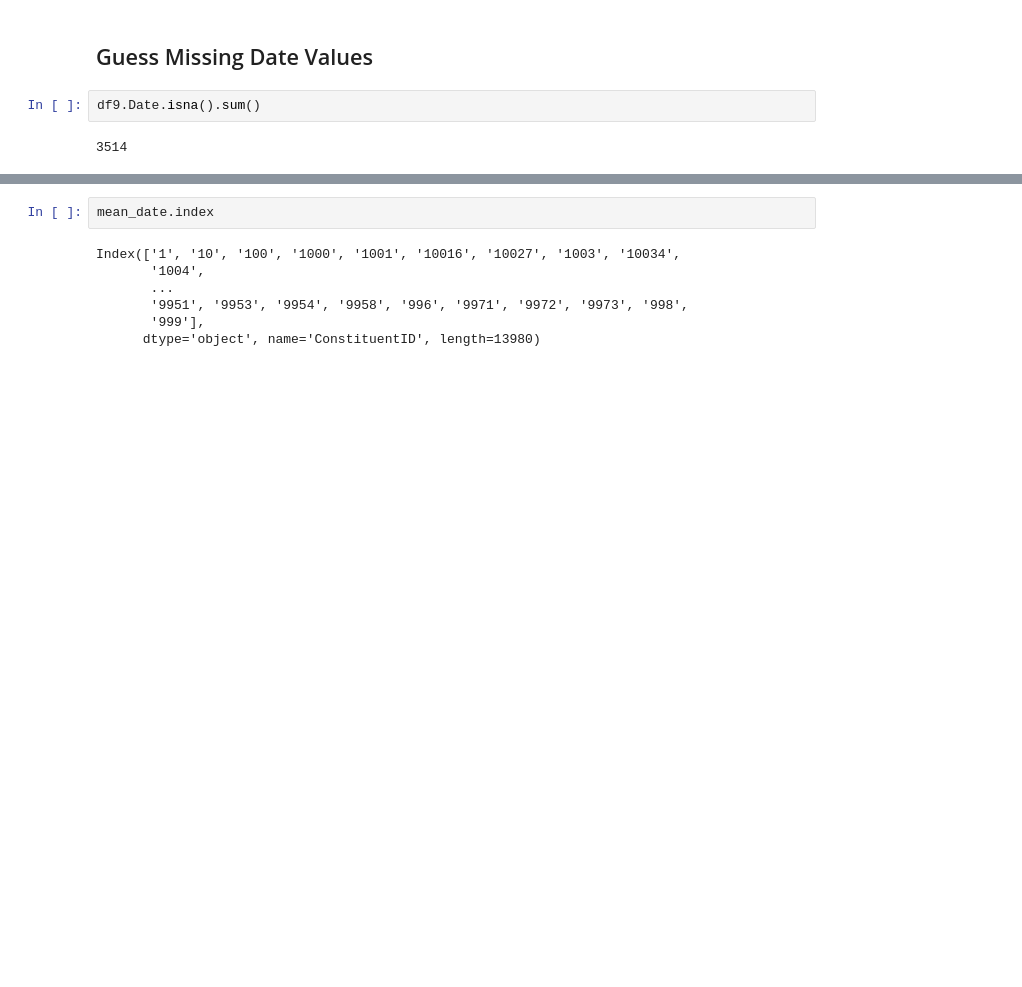
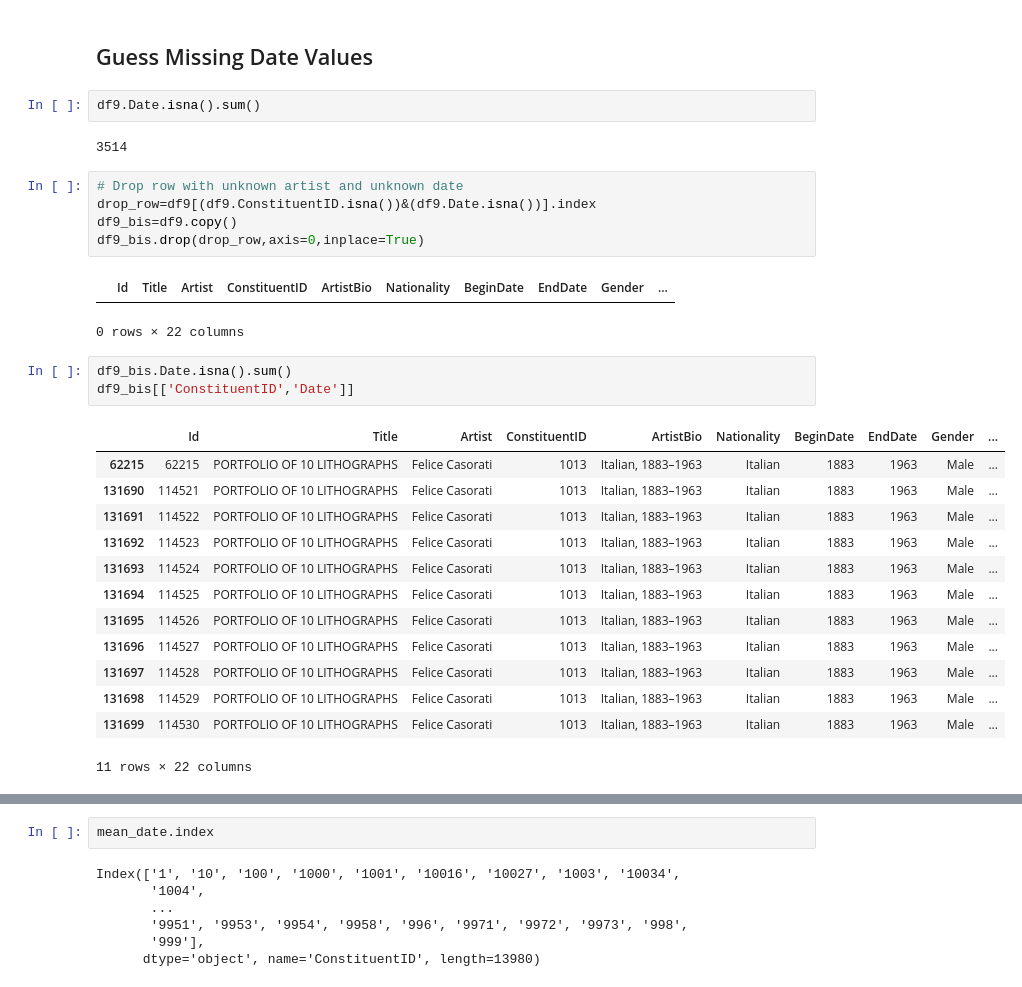
Before and after one commit to LudivineLacour/data-cleaning, a Jupyter notebook: data-cleaning-exploration.ipynb, the cells around one changed output, grey strips where cells are left out. Drawn from its saved outputs; the diff is of its cells as text; blank space fills up the shorter version.

```diff
--- a/data-cleaning-exploration.ipynb
+++ b/data-cleaning-exploration.ipynb
@@ -268,3 +257,28 @@ total unique values in date after clean 3:  202
 df9.Date.isna().sum()
 # %% [output]
 3514
+# %%
+# Drop row with unknown artist and unknown date
+drop_row=df9[(df9.ConstituentID.isna())&(df9.Date.isna())].index
+df9_bis=df9.copy()
+df9_bis.drop(drop_row,axis=0,inplace=True)
+# %% [output]
+|  | Id | Title | Artist | ConstituentID | ArtistBio | Nationality | BeginDate | EndDate | Gender | ... |
+0 rows × 22 columns
+# %%
+df9_bis.Date.isna().sum()
+df9_bis[['ConstituentID','Date']]
+# %% [output]
+|  | Id | Title | Artist | ConstituentID | ArtistBio | Nationality | BeginDate | EndDate | Gender | ... |
+| 62215 | 62215 | PORTFOLIO OF 10 LITHOGRAPHS | Felice Casorati | 1013 | Italian, 1883–1963 | Italian | 1883 | 1963 | Male | ... |
+| 131690 | 114521 | PORTFOLIO OF 10 LITHOGRAPHS | Felice Casorati | 1013 | Italian, 1883–1963 | Italian | 1883 | 1963 | Male | ... |
+| 131691 | 114522 | PORTFOLIO OF 10 LITHOGRAPHS | Felice Casorati | 1013 | Italian, 1883–1963 | Italian | 1883 | 1963 | Male | ... |
+| 131692 | 114523 | PORTFOLIO OF 10 LITHOGRAPHS | Felice Casorati | 1013 | Italian, 1883–1963 | Italian | 1883 | 1963 | Male | ... |
+| 131693 | 114524 | PORTFOLIO OF 10 LITHOGRAPHS | Felice Casorati | 1013 | Italian, 1883–1963 | Italian | 1883 | 1963 | Male | ... |
+| 131694 | 114525 | PORTFOLIO OF 10 LITHOGRAPHS | Felice Casorati | 1013 | Italian, 1883–1963 | Italian | 1883 | 1963 | Male | ... |
+| 131695 | 114526 | PORTFOLIO OF 10 LITHOGRAPHS | Felice Casorati | 1013 | Italian, 1883–1963 | Italian | 1883 | 1963 | Male | ... |
+| 131696 | 114527 | PORTFOLIO OF 10 LITHOGRAPHS | Felice Casorati | 1013 | Italian, 1883–1963 | Italian | 1883 | 1963 | Male | ... |
+| 131697 | 114528 | PORTFOLIO OF 10 LITHOGRAPHS | Felice Casorati | 1013 | Italian, 1883–1963 | Italian | 1883 | 1963 | Male | ... |
+| 131698 | 114529 | PORTFOLIO OF 10 LITHOGRAPHS | Felice Casorati | 1013 | Italian, 1883–1963 | Italian | 1883 | 1963 | Male | ... |
+| 131699 | 114530 | PORTFOLIO OF 10 LITHOGRAPHS | Felice Casorati | 1013 | Italian, 1883–1963 | Italian | 1883 | 1963 | Male | ... |
+11 rows × 22 columns
```
Also changed, not shown: parts of 22 cells of this notebook.
